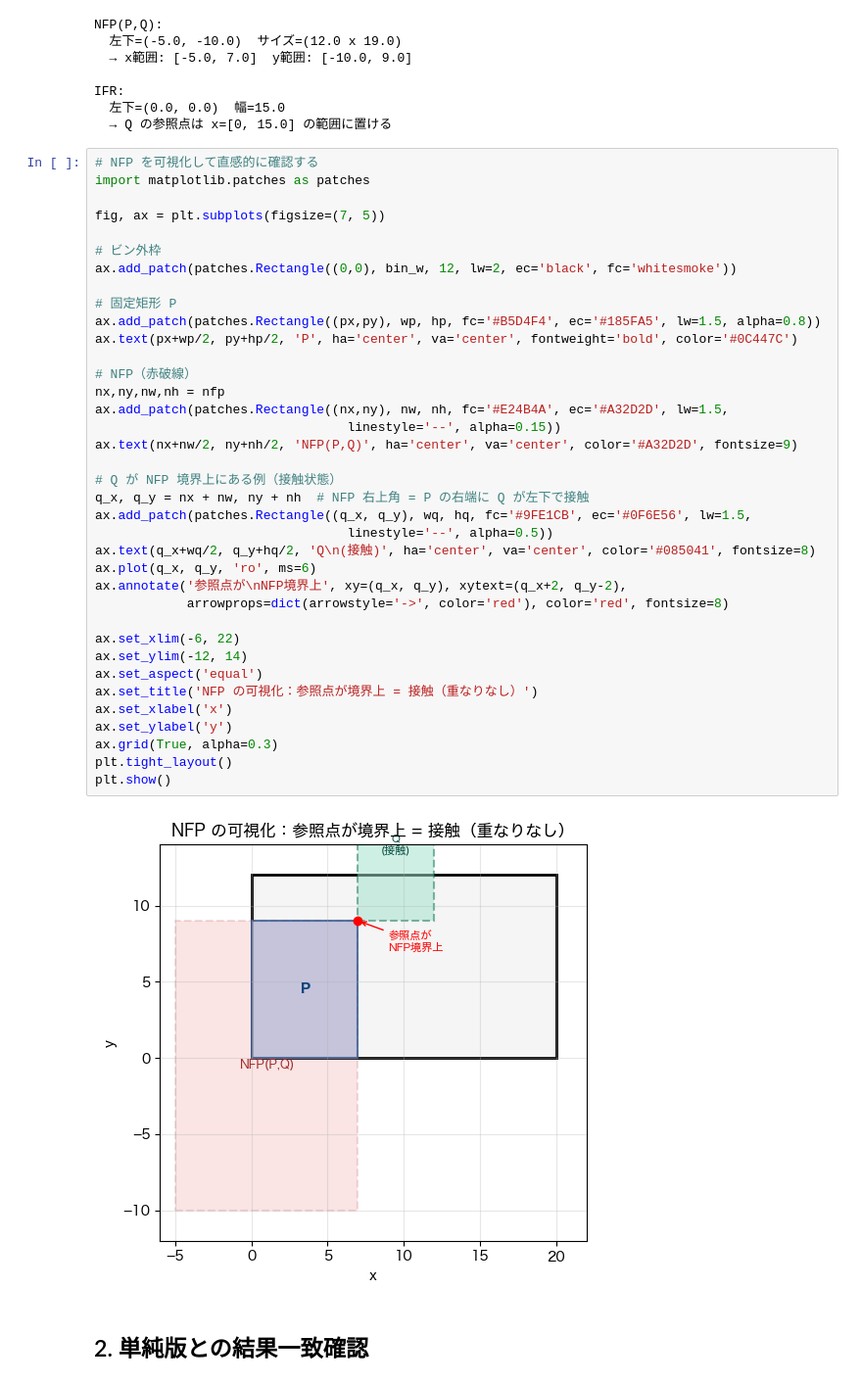
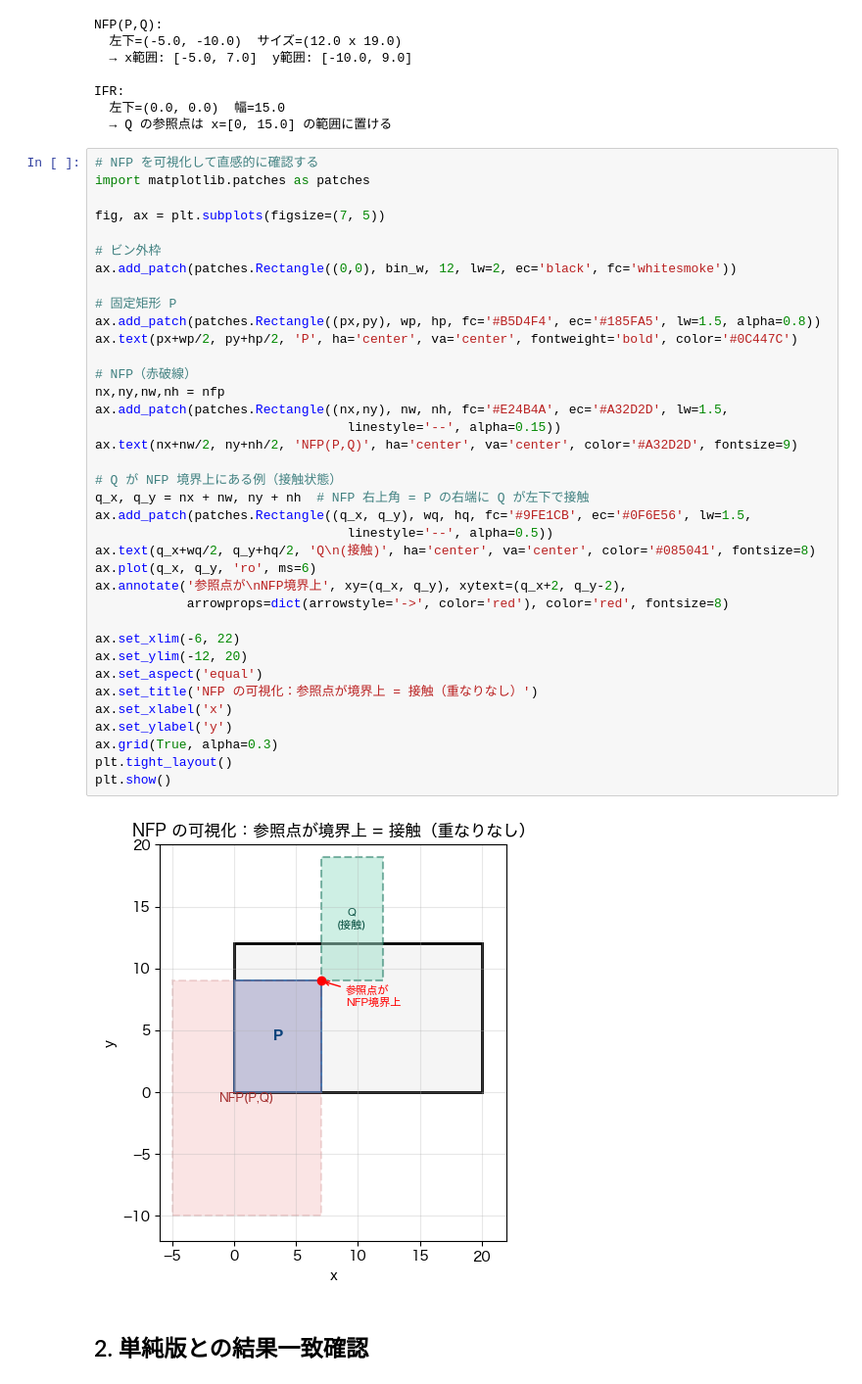
Before and after one commit to Haru8-8/2d-packing-algorithms, a Jupyter notebook: notebooks/02_nfp_bottom_left.ipynb, the cells around one changed output. Shown at 98% size. Drawn from its saved outputs; the diff is of its cells as text.

```diff
--- a/notebooks/02_nfp_bottom_left.ipynb
+++ b/notebooks/02_nfp_bottom_left.ipynb
@@ -80,35 +80,35 @@ fig, ax = plt.subplots(figsize=(7, 5))
 ax.add_patch(patches.Rectangle((0,0), bin_w, 12, lw=2, ec='black', fc='whitesmoke'))
 
 # 固定矩形 P
 ax.add_patch(patches.Rectangle((px,py), wp, hp, fc='#B5D4F4', ec='#185FA5', lw=1.5, alpha=0.8))
 ax.text(px+wp/2, py+hp/2, 'P', ha='center', va='center', fontweight='bold', color='#0C447C')
 
 # NFP（赤破線）
 nx,ny,nw,nh = nfp
 ax.add_patch(patches.Rectangle((nx,ny), nw, nh, fc='#E24B4A', ec='#A32D2D', lw=1.5,
                                  linestyle='--', alpha=0.15))
 ax.text(nx+nw/2, ny+nh/2, 'NFP(P,Q)', ha='center', va='center', color='#A32D2D', fontsize=9)
 
 # Q が NFP 境界上にある例（接触状態）
 q_x, q_y = nx + nw, ny + nh  # NFP 右上角 = P の右端に Q が左下で接触
 ax.add_patch(patches.Rectangle((q_x, q_y), wq, hq, fc='#9FE1CB', ec='#0F6E56', lw=1.5,
                                  linestyle='--', alpha=0.5))
 ax.text(q_x+wq/2, q_y+hq/2, 'Q\n(接触)', ha='center', va='center', color='#085041', fontsize=8)
 ax.plot(q_x, q_y, 'ro', ms=6)
 ax.annotate('参照点が\nNFP境界上', xy=(q_x, q_y), xytext=(q_x+2, q_y-2),
             arrowprops=dict(arrowstyle='->', color='red'), color='red', fontsize=8)
 
 ax.set_xlim(-6, 22)
-ax.set_ylim(-12, 14)
+ax.set_ylim(-12, 20)
 ax.set_aspect('equal')
 ax.set_title('NFP の可視化：参照点が境界上 = 接触（重なりなし）')
 ax.set_xlabel('x')
 ax.set_ylabel('y')
 ax.grid(True, alpha=0.3)
 plt.tight_layout()
 plt.show()
 # %% [output]
-[figure, old version]
+[figure, new version]
 # %% [markdown]
 ## 2. 単純版との結果一致確認
 # %%
```
Also changed, not shown: 1 other file.
